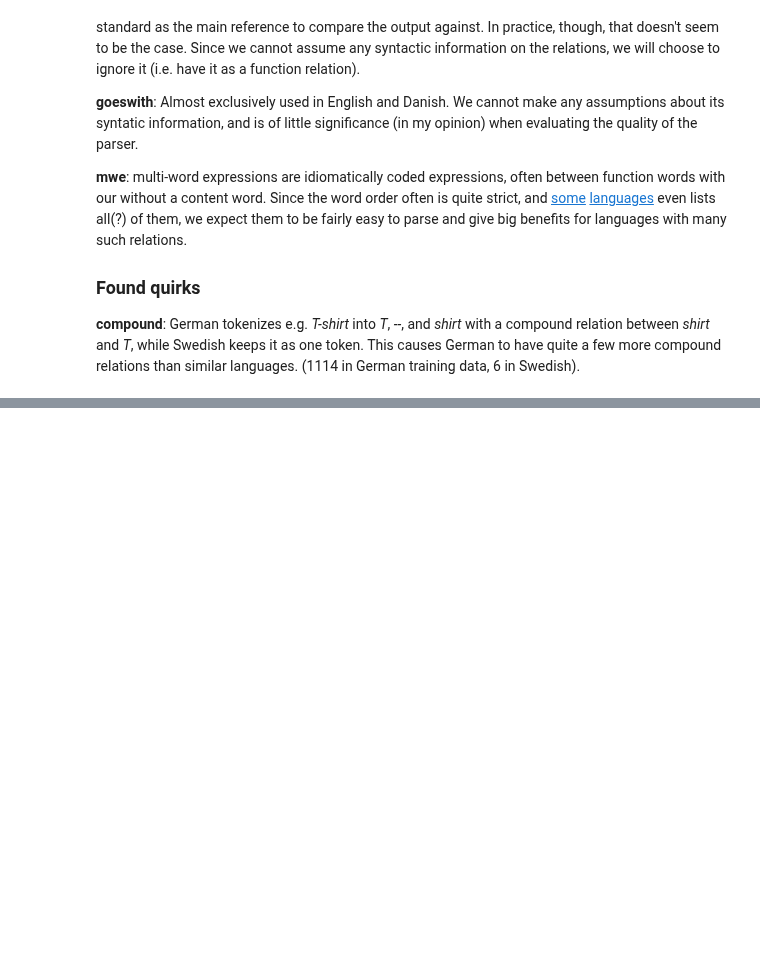
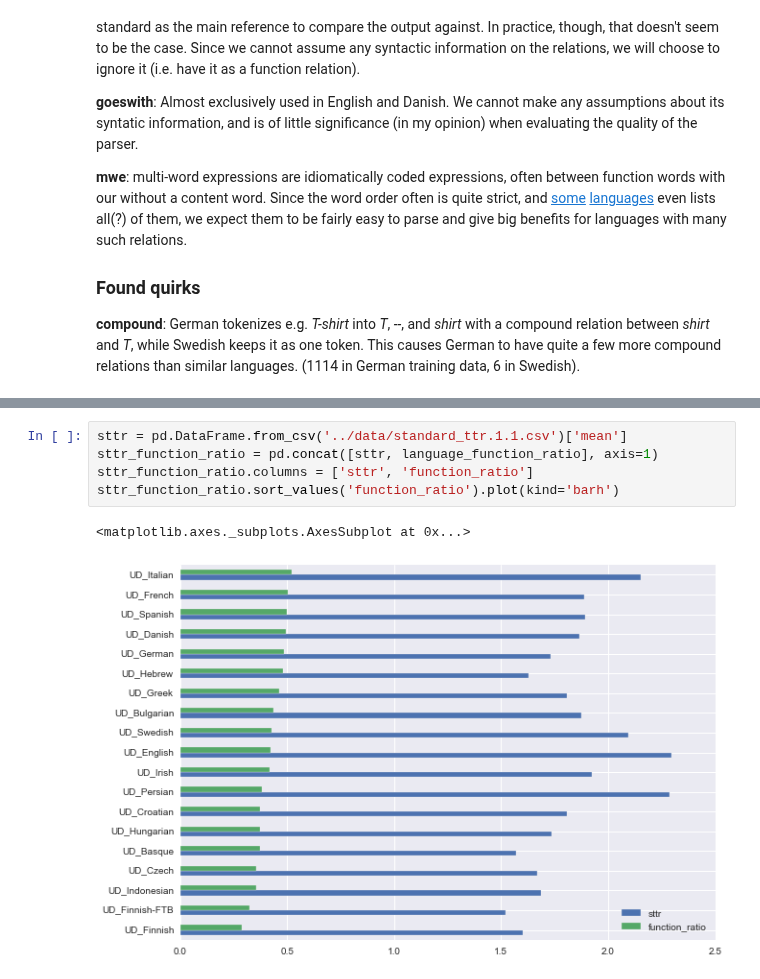
Before and after one commit to jimmycallin/udeval, a Jupyter notebook: notebooks/A manual classification of dependency relations.ipynb, the cells around one changed output, grey strips where cells are left out. Cells and saved outputs as stored; diff of their text form; blank space fills up the shorter version.

Commit message:
data analysis of classification

```diff
--- a/notebooks/A manual classification of dependency relations.ipynb
+++ b/notebooks/A manual classification of dependency relations.ipynb
@@ -43,0 +219,8 @@ As soon as possible, I will continue with a closer analysis of what such a class
+# %%
+sttr = pd.DataFrame.from_csv('../data/standard_ttr.1.1.csv')['mean']
+sttr_function_ratio = pd.concat([sttr, language_function_ratio], axis=1)
+sttr_function_ratio.columns = ['sttr', 'function_ratio']
+sttr_function_ratio.sort_values('function_ratio').plot(kind='barh')
+# %% [output]
+<matplotlib.axes._subplots.AxesSubplot at 0x...>
+[figure, added]
```
Also changed, not shown: parts of 12 cells of this notebook.
